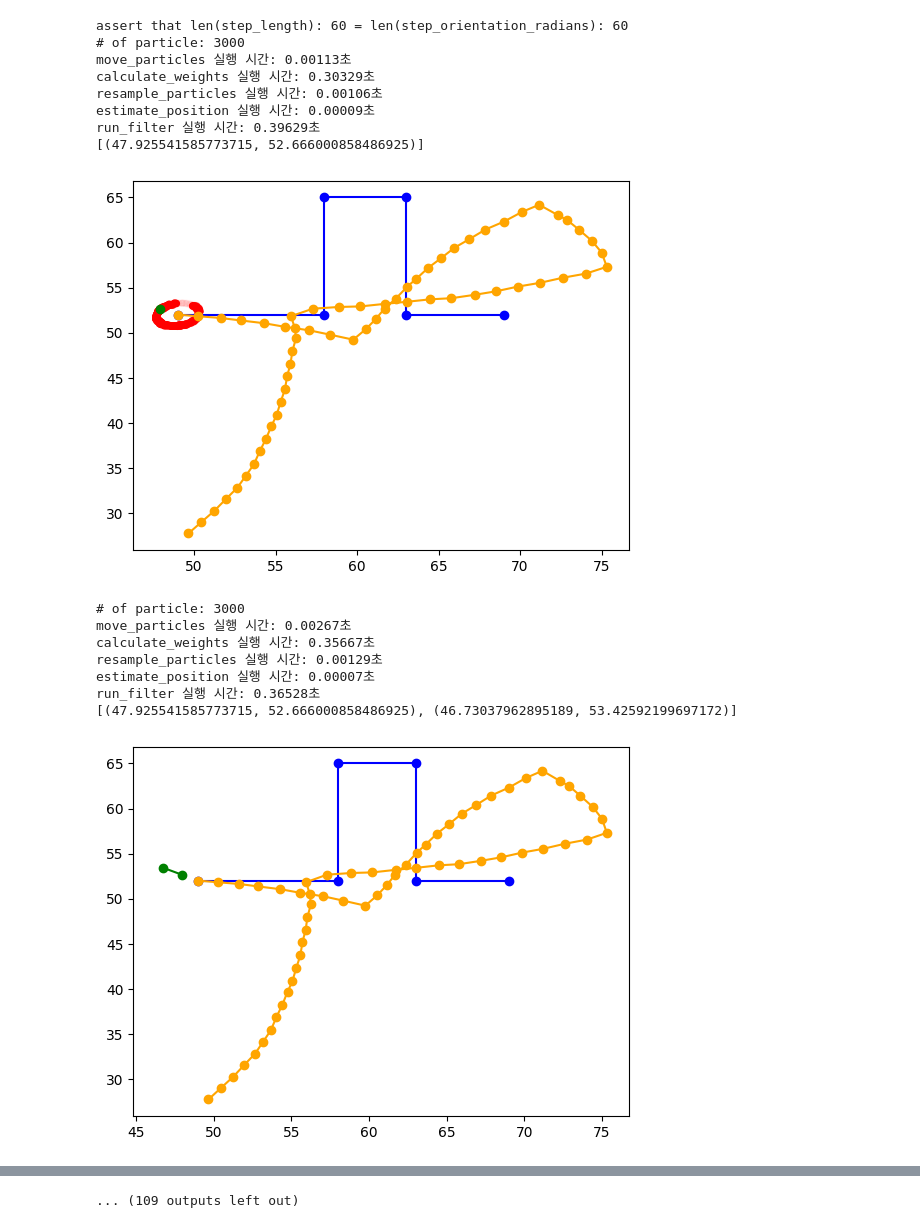
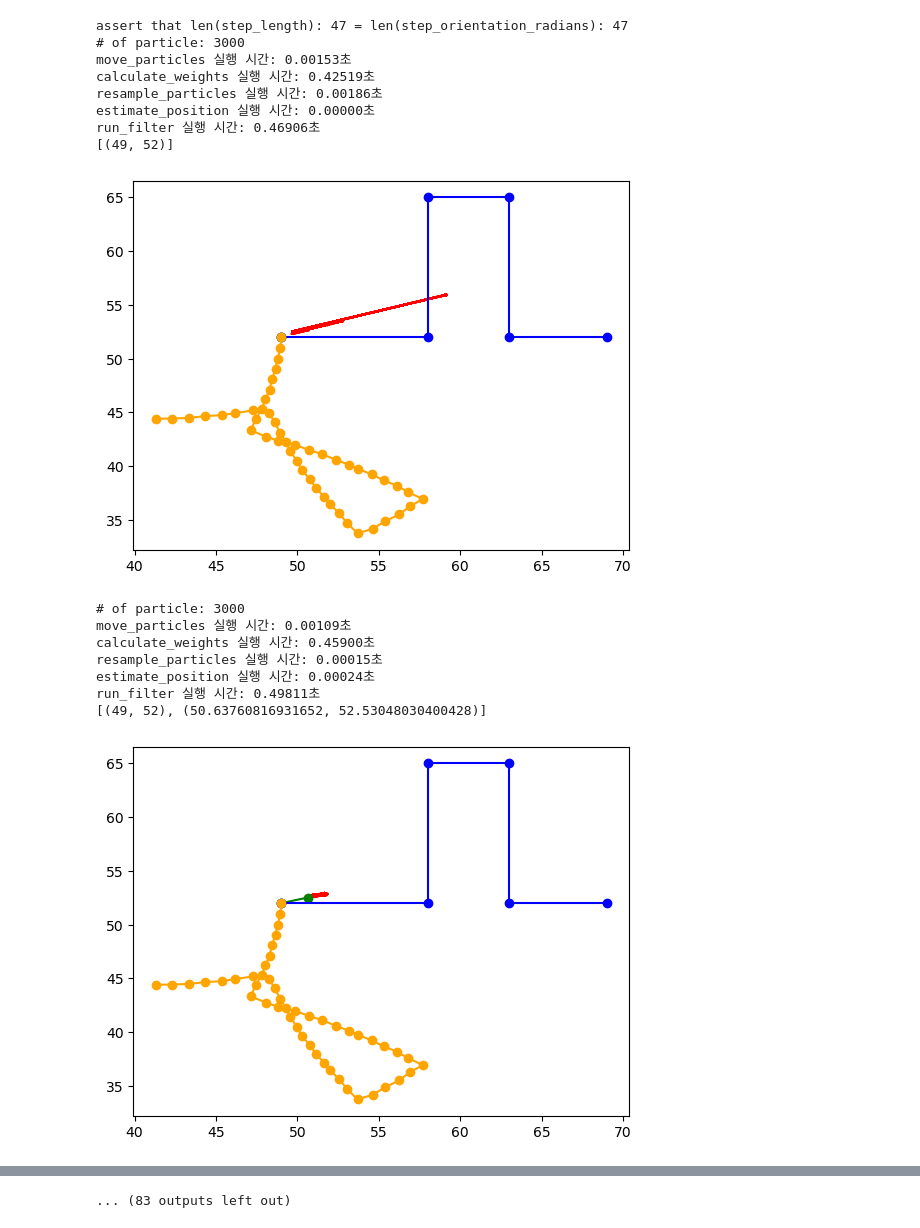
Before and after one commit to sage-hyun/indoor-localization-server, a Jupyter notebook: particle_filtering_euije.ipynb, the cells around one changed output, grey strips where cells are left out. Cells and saved outputs as stored; diff of their text form; code cells hidden in the pictures.

```diff
--- a/particle_filtering_euije.ipynb
+++ b/particle_filtering_euije.ipynb
@@ -372,9 +374,9 @@ initialize_particles 실행 시간: 0.25409초
 from step_length import *
 from step_orientation import *
 
-acc_df = pd.read_csv("../data/Path4_freeOri_A31_12_05/Accelerometer.csv")
-gyro_df = pd.read_csv("../data/Path4_freeOri_A31_12_05/GyroscopeUncalibrated.csv")
-mag_df = pd.read_csv("../data/Path4_freeOri_A31_12_05/MagnetometerUncalibrated.csv")
+acc_df = pd.read_csv("../data/Path4_freeOri_A31/Accelerometer.csv")
+gyro_df = pd.read_csv("../data/Path4_freeOri_A31/GyroscopeUncalibrated.csv")
+mag_df = pd.read_csv("../data/Path4_freeOri_A31/MagnetometerUncalibrated.csv")
 mag_df['mag'] = mag_df.apply(lambda x: math.sqrt(x['x']*x['x'] + x['y']*x['y'] + x['z']*x['z']), axis=1 )
 del mag_df['x']
 del mag_df['y']
@@ -386,21 +388,18 @@ path_3 = pd.DataFrame([(33, 28), (38, 28), (44, 22)], columns=['x', 'y'])
 path_4 = pd.DataFrame([(49, 52), (58, 52), (58, 65), (63, 65), (63, 52), (69, 52)], columns=['x', 'y'])
 
 step_lengths = compute_step_timestamp(
-    acceleration_threshold=0.01,
-    weinberg_gain=0.65,
+    acceleration_threshold=0.001,
+    weinberg_gain=0.5,
     acce=acc_df.drop(columns=['seconds_elapsed', 'time']).to_numpy(),
     frequency=100.0
 )
 step_orientation_radians: list[float] = []
 
 # Plot Ground Truth Path
-# plt.plot(path_1['x'], path_1['y'], marker='o', color='blue', label='Ground Truth Path')
-# plt.plot(path_2['x'], path_2['y'], marker='o', color='blue', label='Ground Truth Path')
-# plt.plot(path_3['x'], path_3['y'], marker='o', color='blue', label='Ground Truth Path')
-# plt.plot(path_4['x'], path_4['y'], marker='o', color='blue', label='Ground Truth Path')
+ground_truth_path = path_4
 
 # Tranjectory
-x, y = 49, 52  # 초기 위치
+x, y = ground_truth_path.iloc[0]  # 초기 위치
 trajectory_x = [x]
 trajectory_y = [y]
 current_angle = 0  # 초기 방향 (radians)
@@ -442,51 +441,52 @@ for idx, (step_length, step_orientation_radian) in enumerate(zip(step_lengths, s
     if 0 <= idx < 5:
         use_weighted_average = False
 
-    result = pf.run_filter(mag_df.iloc[start:end], length, step_orientation_radian, use_weighted_average)
+    result = pf.run_filter(mag_df.iloc[start:end], length, step_orientation_radian, idx == 0, use_weighted_average)
     estimated_positions += result
 
     print(estimated_positions)
     # NumPy 배열로 변환
     positions_array = np.array(estimated_positions)
 
     # 첫 번째 점
     if idx == 0:
         plt.plot(positions_array[0, 0], positions_array[0, 1], marker='o', color='green', label="Particle Estimated Path")
     else:
         # 이전까지의 경로
         plt.plot(positions_array[:idx+1, 0], positions_array[:idx+1, 1], marker='o', color='green', label="Particle Estimated Path")
 
-    plt.plot(path_4['x'], path_4['y'], marker='o', color='blue', label='Ground Truth Path')
+    plt.plot(ground_truth_path['x'], ground_truth_path['y'], marker='o', color='blue', label='Ground Truth Path')
     plt.plot(trajectory_x, trajectory_y, marker='o', color='orange', label="Step-based Trajectory")
     plt.show()
 
 #Plot results
 estimated_positions = np.array(estimated_positions)
 estimated_positions = np.squeeze(estimated_positions)  # (n, 2)로 변환
 
+plt.plot(ground_truth_path['x'], ground_truth_path['y'], marker='o', color='blue', label='Ground Truth Path')
 plt.plot(estimated_positions[:, 0], estimated_positions[:, 1], marker='o', color='green', label="Particle Estimated Path")
 plt.plot(trajectory_x, trajectory_y, marker='o', color='orange', label="Step-based Trajectory")
 plt.xlabel("X Position")
 plt.ylabel("Y Position")
 plt.legend()
 plt.title("Particle Filter Estimated Path")
 plt.show()
 # %% [output]
-assert that len(step_length): 60 = len(step_orientation_radians): 60
+assert that len(step_length): 47 = len(step_orientation_radians): 47
 # of particle: 3000
-move_particles 실행 시간: 0.00113초
-calculate_weights 실행 시간: 0.30329초
-resample_particles 실행 시간: 0.00106초
-estimate_position 실행 시간: 0.00009초
-run_filter 실행 시간: 0.39629초
-[(47.925541585773715, 52.666000858486925)]
+move_particles 실행 시간: 0.00153초
+calculate_weights 실행 시간: 0.42519초
+resample_particles 실행 시간: 0.00186초
+estimate_position 실행 시간: 0.00000초
+run_filter 실행 시간: 0.46906초
+[(49, 52)]
-[figure, old version]
+[figure, new version]
 # of particle: 3000
-move_particles 실행 시간: 0.00267초
-calculate_weights 실행 시간: 0.35667초
-resample_particles 실행 시간: 0.00129초
-estimate_position 실행 시간: 0.00007초
-run_filter 실행 시간: 0.36528초
-[(47.925541585773715, 52.666000858486925), (46.73037962895189, 53.42592199697172)]
+move_particles 실행 시간: 0.00109초
+calculate_weights 실행 시간: 0.45900초
+resample_particles 실행 시간: 0.00015초
+estimate_position 실행 시간: 0.00024초
+run_filter 실행 시간: 0.49811초
+[(49, 52), (50.63760816931652, 52.53048030400428)]
-[figure, old version]
+[figure, new version]
 # of particle: 3000
@@ -524 +524 @@ run_filter 실행 시간: 0.38440초
-... (109 outputs left out)
+... (83 outputs left out)
```
Also changed, not shown: parts of 3 cells of this notebook.
